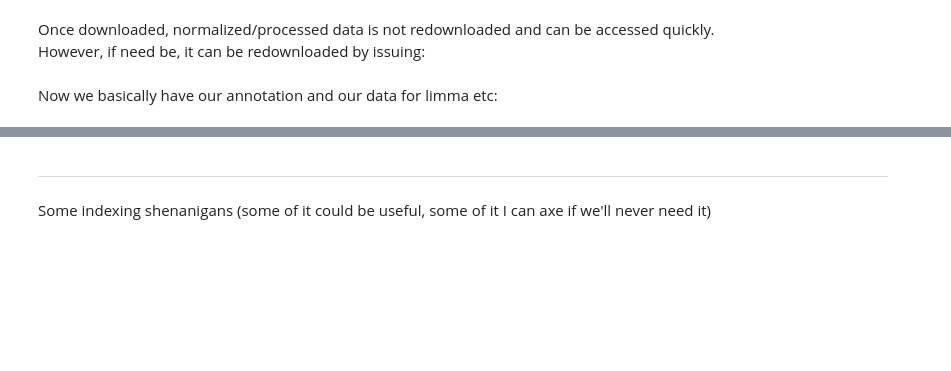
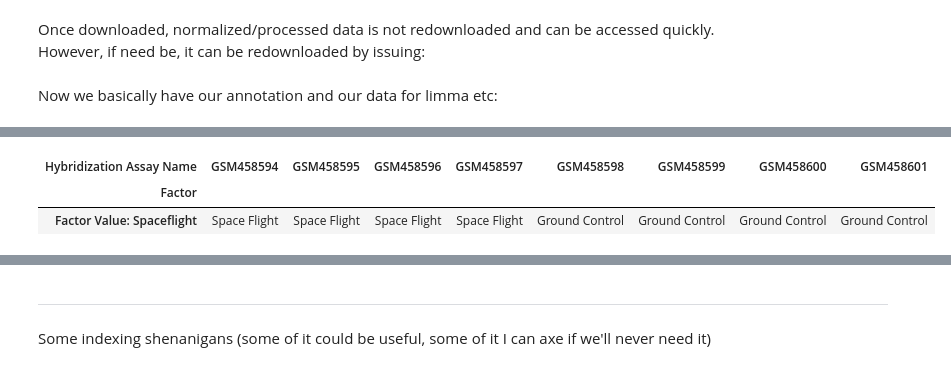
Before and after one commit to LankyCyril/genefab, a Jupyter notebook: genefab-demo.ipynb, the cells around one changed output, grey strips where cells are left out. Cells and saved outputs as stored; diff of their text form; code cells hidden in the pictures; blank space fills up the shorter version.

```diff
--- a/genefab-demo.ipynb
+++ b/genefab-demo.ipynb
@@ -113,3 +145,9 @@ annotation.T
+# %%
+assay.factors.T
+# %% [output]
+| Hybridization Assay Name | GSM458594 | GSM458595 | GSM458596 | GSM458597 | GSM458598 | GSM458599 | GSM458600 | GSM458601 |
+| Factor |  |  |  |  |  |  |  |  |
+| Factor Value: Spaceflight | Space Flight | Space Flight | Space Flight | Space Flight | Ground Control | Ground Control | Ground Control | Ground Control |
 # %%
 assay.processed_data[:5]
 # %% [output]
```
Also changed, not shown: parts of 19 cells of this notebook.
